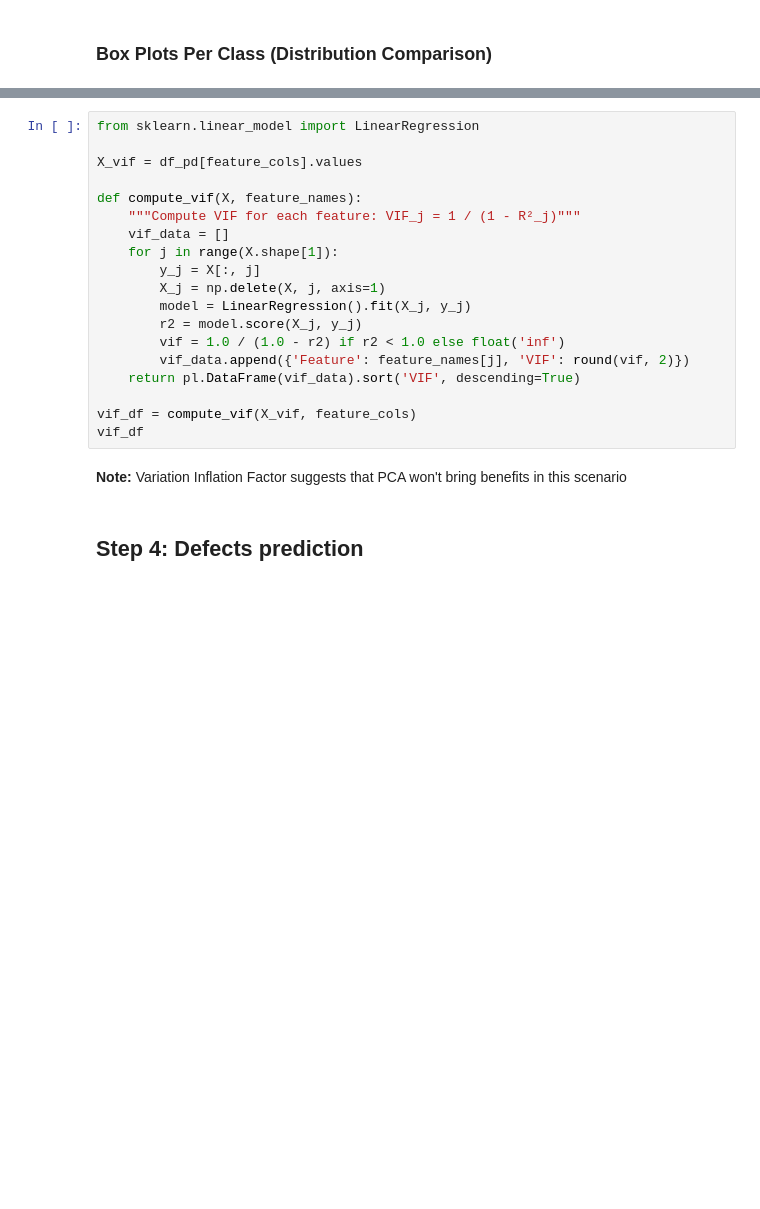
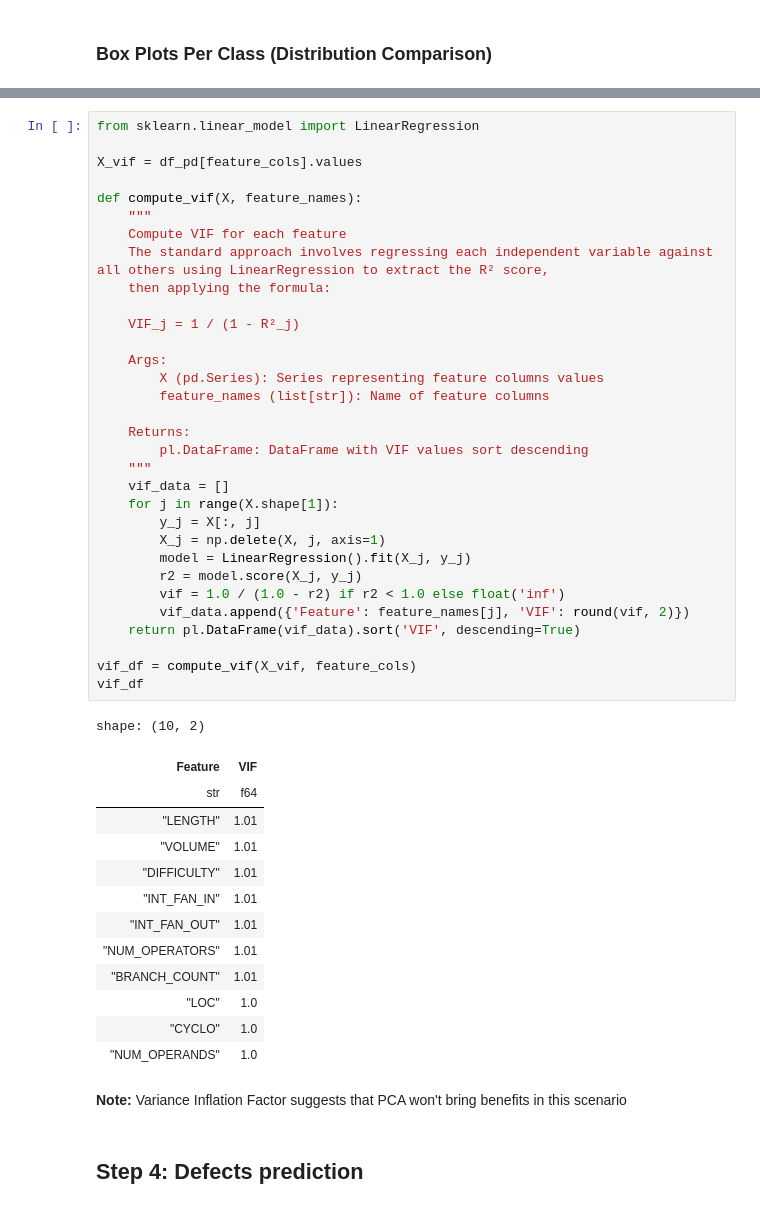
Before and after one commit to SamVanini/Software-defects-data-analysis, a Jupyter notebook: notebooks/data_workflow.ipynb, the cells around one changed output, grey strips where cells are left out. Saved outputs shown, nothing was run; the diff lists cells and outputs as text; blank space fills up the shorter version.

```diff
--- a/notebooks/data_workflow.ipynb
+++ b/notebooks/data_workflow.ipynb
@@ -283,24 +368,51 @@ plt.show()
 # %%
 from sklearn.linear_model import LinearRegression
 
 X_vif = df_pd[feature_cols].values
 
 def compute_vif(X, feature_names):
-    """Compute VIF for each feature: VIF_j = 1 / (1 - R²_j)"""
+    """
+    Compute VIF for each feature
+    The standard approach involves regressing each independent variable against all others using LinearRegression to extract the R² score,
+    then applying the formula:
+
+    VIF_j = 1 / (1 - R²_j)
+
+    Args:
+        X (pd.Series): Series representing feature columns values
+        feature_names (list[str]): Name of feature columns
+
+    Returns:
+        pl.DataFrame: DataFrame with VIF values sort descending
+    """
     vif_data = []
     for j in range(X.shape[1]):
         y_j = X[:, j]
         X_j = np.delete(X, j, axis=1)
         model = LinearRegression().fit(X_j, y_j)
         r2 = model.score(X_j, y_j)
         vif = 1.0 / (1.0 - r2) if r2 < 1.0 else float('inf')
         vif_data.append({'Feature': feature_names[j], 'VIF': round(vif, 2)})
     return pl.DataFrame(vif_data).sort('VIF', descending=True)
 
 vif_df = compute_vif(X_vif, feature_cols)
 vif_df
+# %% [output]
+shape: (10, 2)
+| Feature | VIF |
+| str | f64 |
+| "LENGTH" | 1.01 |
+| "VOLUME" | 1.01 |
+| "DIFFICULTY" | 1.01 |
+| "INT_FAN_IN" | 1.01 |
+| "INT_FAN_OUT" | 1.01 |
+| "NUM_OPERATORS" | 1.01 |
+| "BRANCH_COUNT" | 1.01 |
+| "LOC" | 1.0 |
+| "CYCLO" | 1.0 |
+| "NUM_OPERANDS" | 1.0 |
 # %% [markdown]
-**Note:** Variation Inflation Factor suggests that PCA won't bring benefits in this scenario
+**Note:** Variance Inflation Factor suggests that PCA won't bring benefits in this scenario
 # %% [markdown]
 ## Step 4: Defects prediction
 # %%
```
Also changed, not shown: parts of 26 cells of this notebook, 2 other files.
